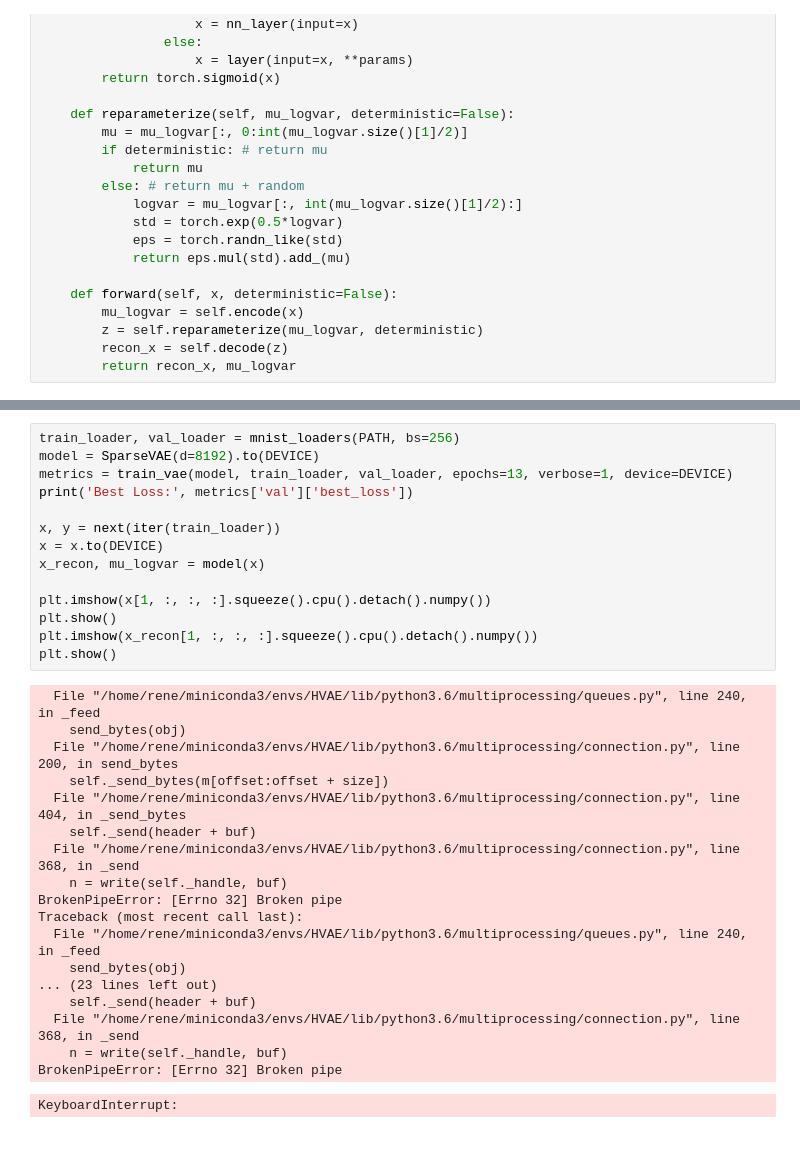
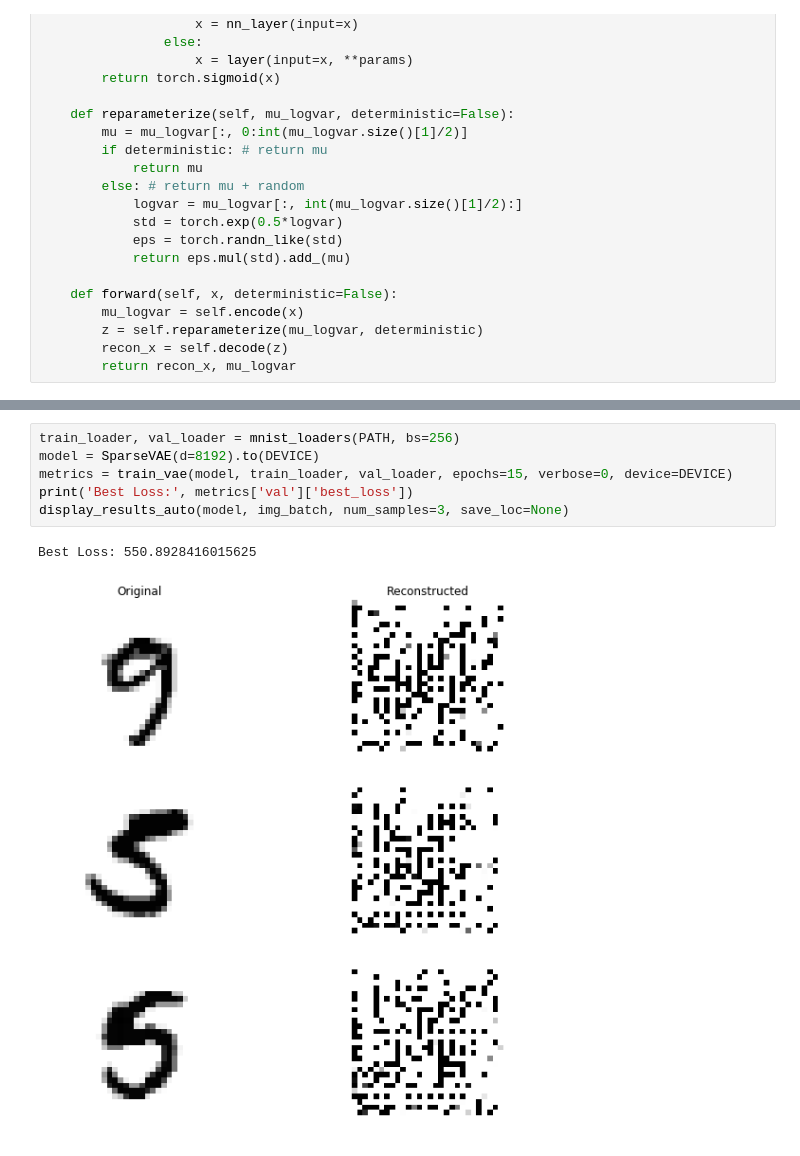
Before and after one commit to renebidart/intrinsic-dimension-pytorch, a Jupyter notebook: notebooks/vae_intrinsic_dim.ipynb, the cells around one changed output, grey strips where cells are left out. Saved outputs shown, nothing was run; the diff lists cells and outputs as text.

```diff
--- a/notebooks/vae_intrinsic_dim.ipynb
+++ b/notebooks/vae_intrinsic_dim.ipynb
@@ -359,33 +385,9 @@ plt.show()
 # %%
 train_loader, val_loader = mnist_loaders(PATH, bs=256)
 model = SparseVAE(d=8192).to(DEVICE)
-metrics = train_vae(model, train_loader, val_loader, epochs=13, verbose=1, device=DEVICE)
+metrics = train_vae(model, train_loader, val_loader, epochs=15, verbose=0, device=DEVICE)
 print('Best Loss:', metrics['val']['best_loss'])
-
-x, y = next(iter(train_loader))
-x = x.to(DEVICE)
-x_recon, mu_logvar = model(x)
-
-plt.imshow(x[1, :, :, :].squeeze().cpu().detach().numpy())
-plt.show()
-plt.imshow(x_recon[1, :, :, :].squeeze().cpu().detach().numpy())
-plt.show()
+display_results_auto(model, img_batch, num_samples=3, save_loc=None)
 # %% [output]
-  File "/home/rene/miniconda3/envs/HVAE/lib/python3.6/multiprocessing/queues.py", line 240, in _feed
-    send_bytes(obj)
-  File "/home/rene/miniconda3/envs/HVAE/lib/python3.6/multiprocessing/connection.py", line 200, in send_bytes
-    self._send_bytes(m[offset:offset + size])
-  File "/home/rene/miniconda3/envs/HVAE/lib/python3.6/multiprocessing/connection.py", line 404, in _send_bytes
-    self._send(header + buf)
-  File "/home/rene/miniconda3/envs/HVAE/lib/python3.6/multiprocessing/connection.py", line 368, in _send
-    n = write(self._handle, buf)
-BrokenPipeError: [Errno 32] Broken pipe
-Traceback (most recent call last):
-  File "/home/rene/miniconda3/envs/HVAE/lib/python3.6/multiprocessing/queues.py", line 240, in _feed
-    send_bytes(obj)
-... (23 lines left out)
-    self._send(header + buf)
-  File "/home/rene/miniconda3/envs/HVAE/lib/python3.6/multiprocessing/connection.py", line 368, in _send
-    n = write(self._handle, buf)
-BrokenPipeError: [Errno 32] Broken pipe
+Best Loss: 550.8928416015625
-KeyboardInterrupt:
+[figure, added]
```
Also changed, not shown: parts of 8 cells of this notebook, 11 other files.
